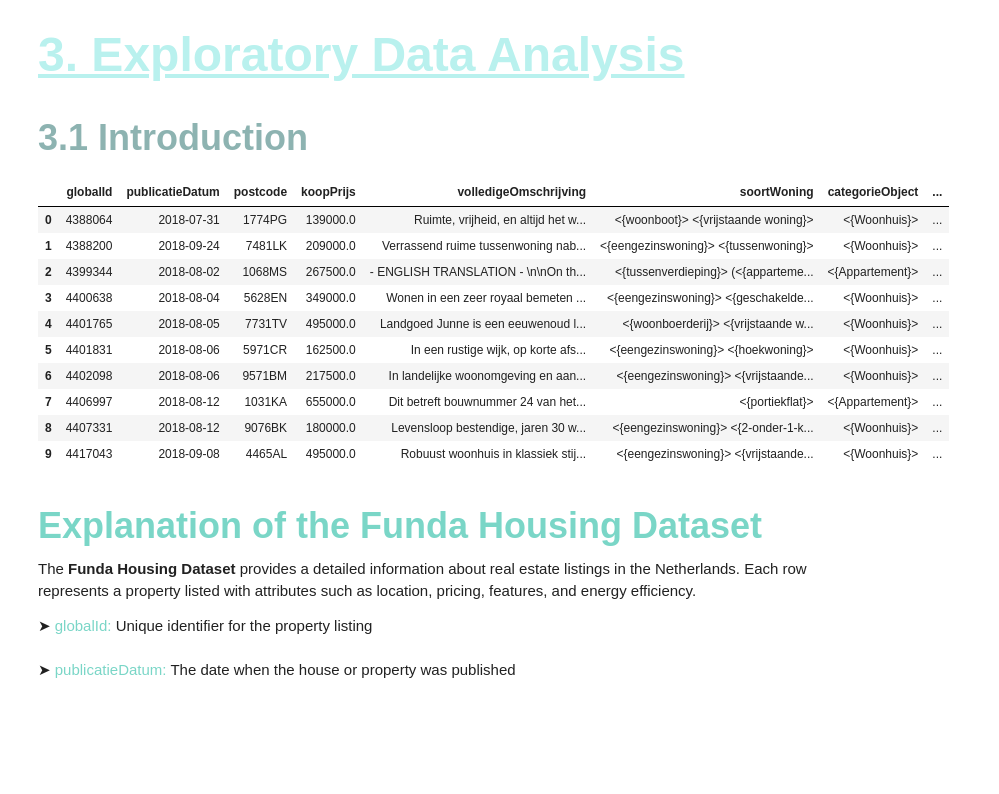
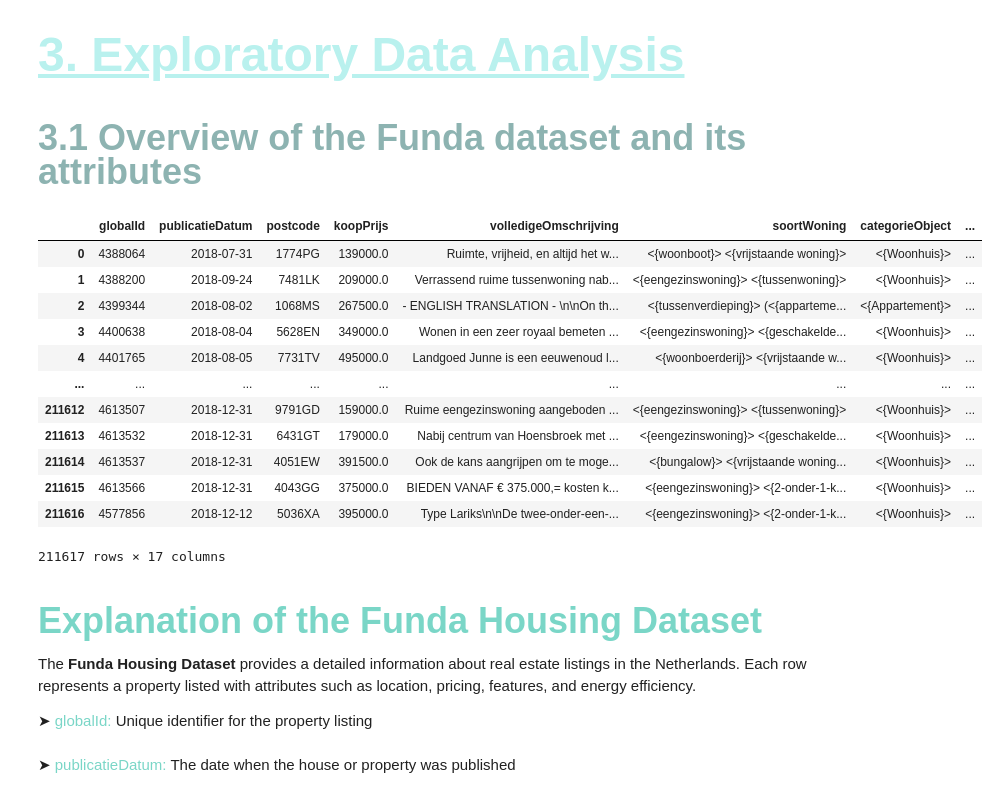
Before and after one commit to Josey-mc2/House-pricing-analysis, a Jupyter notebook: funda_analysis_ai_resit.ipynb, the cells around one changed output. Cells and saved outputs as stored; diff of their text form; code cells hidden in the pictures; blank space fills up the shorter version.

```diff
--- a/funda_analysis_ai_resit.ipynb
+++ b/funda_analysis_ai_resit.ipynb
@@ -76,22 +86,24 @@ funda_housing_df = pd.read_csv(funda_housing_dataset_path)
 # %% [markdown]
 ### <span style="color:rgb(185, 241, 238); font-size: 48px; font-family: 'Times New Roman'; font-weight: bold; text-decoration: underline;">3. Exploratory Data Analysis </span>
 # %% [markdown]
-## <span style="color: #8DB3B1; font-size: 36px; font-family: 'Times New Roman'; font-weight: bold;">3.1 Introduction</span>
+## <span style="color: #8DB3B1; font-size: 36px; font-family: 'Times New Roman'; font-weight: bold;">3.1 Overview of the Funda dataset and its attributes</span>
 # %%
 # View the first 20 row of the funda housing data set
-funda_housing_df.head(10)
+funda_housing_df
 # %% [output]
 |  | globalId | publicatieDatum | postcode | koopPrijs | volledigeOmschrijving | soortWoning | categorieObject | ... |
 | 0 | 4388064 | 2018-07-31 | 1774PG | 139000.0 | Ruimte, vrijheid, en altijd het w... | <{woonboot}> <{vrijstaande woning}> | <{Woonhuis}> | ... |
 | 1 | 4388200 | 2018-09-24 | 7481LK | 209000.0 | Verrassend ruime tussenwoning nab... | <{eengezinswoning}> <{tussenwoning}> | <{Woonhuis}> | ... |
 | 2 | 4399344 | 2018-08-02 | 1068MS | 267500.0 | - ENGLISH TRANSLATION - \n\nOn th... | <{tussenverdieping}> (<{apparteme... | <{Appartement}> | ... |
 | 3 | 4400638 | 2018-08-04 | 5628EN | 349000.0 | Wonen in een zeer royaal bemeten ... | <{eengezinswoning}> <{geschakelde... | <{Woonhuis}> | ... |
 | 4 | 4401765 | 2018-08-05 | 7731TV | 495000.0 | Landgoed Junne is een eeuwenoud l... | <{woonboerderij}> <{vrijstaande w... | <{Woonhuis}> | ... |
-| 5 | 4401831 | 2018-08-06 | 5971CR | 162500.0 | In een rustige wijk, op korte afs... | <{eengezinswoning}> <{hoekwoning}> | <{Woonhuis}> | ... |
-| 6 | 4402098 | 2018-08-06 | 9571BM | 217500.0 | In landelijke woonomgeving en aan... | <{eengezinswoning}> <{vrijstaande... | <{Woonhuis}> | ... |
-| 7 | 4406997 | 2018-08-12 | 1031KA | 655000.0 | Dit betreft bouwnummer 24 van het... | <{portiekflat}> | <{Appartement}> | ... |
-| 8 | 4407331 | 2018-08-12 | 9076BK | 180000.0 | Levensloop bestendige, jaren 30 w... | <{eengezinswoning}> <{2-onder-1-k... | <{Woonhuis}> | ... |
-| 9 | 4417043 | 2018-09-08 | 4465AL | 495000.0 | Robuust woonhuis in klassiek stij... | <{eengezinswoning}> <{vrijstaande... | <{Woonhuis}> | ... |
+| ... | ... | ... | ... | ... | ... | ... | ... | ... |
+| 211612 | 4613507 | 2018-12-31 | 9791GD | 159000.0 | Ruime eengezinswoning aangeboden ... | <{eengezinswoning}> <{tussenwoning}> | <{Woonhuis}> | ... |
+| 211613 | 4613532 | 2018-12-31 | 6431GT | 179000.0 | Nabij centrum van Hoensbroek met ... | <{eengezinswoning}> <{geschakelde... | <{Woonhuis}> | ... |
+| 211614 | 4613537 | 2018-12-31 | 4051EW | 391500.0 | Ook de kans aangrijpen om te moge... | <{bungalow}> <{vrijstaande woning... | <{Woonhuis}> | ... |
+| 211615 | 4613566 | 2018-12-31 | 4043GG | 375000.0 | BIEDEN VANAF € 375.000,= kosten k... | <{eengezinswoning}> <{2-onder-1-k... | <{Woonhuis}> | ... |
+| 211616 | 4577856 | 2018-12-12 | 5036XA | 395000.0 | Type Lariks\n\nDe twee-onder-een-... | <{eengezinswoning}> <{2-onder-1-k... | <{Woonhuis}> | ... |
+211617 rows × 17 columns
 # %% [markdown]
 ### <span style="color: #7AD6C7; font-size: 36px; font-weight: bold;">Explanation of the Funda Housing Dataset</span>
 
```
Also changed, not shown: parts of 18 cells of this notebook.
